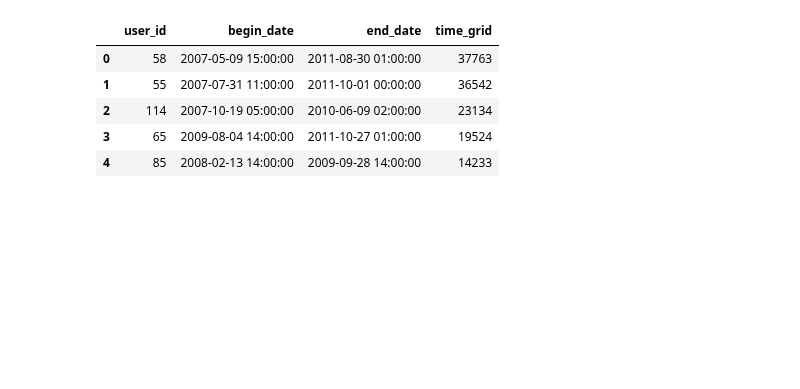
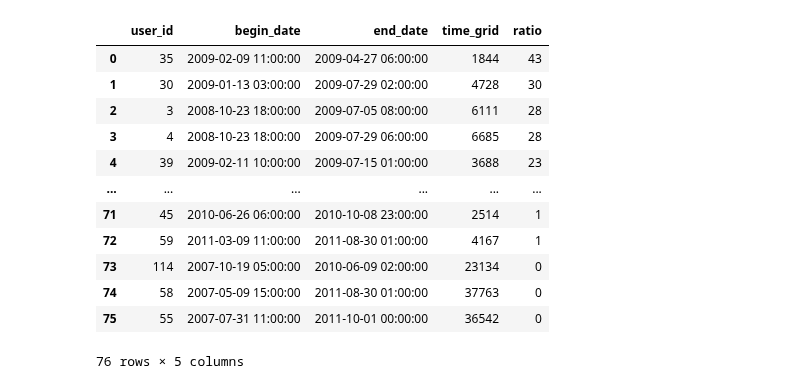
Before and after one commit to shkoma/geolife_timehetnet, a Jupyter notebook: data/geolife/preprocess.ipynb, the cells around one changed output. Cells and saved outputs as stored; diff of their text form; code cells hidden in the pictures; blank space fills up the shorter version.

Commit message:
add ratio of real data in time_grid

```diff
--- a/data/geolife/preprocess.ipynb
+++ b/data/geolife/preprocess.ipynb
@@ -187,15 +117,25 @@ user_id: 33
 # %%
 df = pd.read_csv('time_grid_sample.csv')
-df.head()
+df
+# df = df.loc[df['time_grid'] > 1000, :]
+# df = df.sort_values('ratio', ascending=False)
+# df.to_csv('time_grid_sample.csv', index=False)
 # df = df.sort_values('time_grid', ascending=False)
 # df.to_csv('time_grid_sample.csv', index=False)
 # %% [output]
-|  | user_id | begin_date | end_date | time_grid |
-| 0 | 58 | 2007-05-09 15:00:00 | 2011-08-30 01:00:00 | 37763 |
-| 1 | 55 | 2007-07-31 11:00:00 | 2011-10-01 00:00:00 | 36542 |
-| 2 | 114 | 2007-10-19 05:00:00 | 2010-06-09 02:00:00 | 23134 |
-| 3 | 65 | 2009-08-04 14:00:00 | 2011-10-27 01:00:00 | 19524 |
-| 4 | 85 | 2008-02-13 14:00:00 | 2009-09-28 14:00:00 | 14233 |
+|  | user_id | begin_date | end_date | time_grid | ratio |
+| 0 | 35 | 2009-02-09 11:00:00 | 2009-04-27 06:00:00 | 1844 | 43 |
+| 1 | 30 | 2009-01-13 03:00:00 | 2009-07-29 02:00:00 | 4728 | 30 |
+| 2 | 3 | 2008-10-23 18:00:00 | 2009-07-05 08:00:00 | 6111 | 28 |
+| 3 | 4 | 2008-10-23 18:00:00 | 2009-07-29 06:00:00 | 6685 | 28 |
+| 4 | 39 | 2009-02-11 10:00:00 | 2009-07-15 01:00:00 | 3688 | 23 |
+| ... | ... | ... | ... | ... | ... |
+| 71 | 45 | 2010-06-26 06:00:00 | 2010-10-08 23:00:00 | 2514 | 1 |
+| 72 | 59 | 2011-03-09 11:00:00 | 2011-08-30 01:00:00 | 4167 | 1 |
+| 73 | 114 | 2007-10-19 05:00:00 | 2010-06-09 02:00:00 | 23134 | 0 |
+| 74 | 58 | 2007-05-09 15:00:00 | 2011-08-30 01:00:00 | 37763 | 0 |
+| 75 | 55 | 2007-07-31 11:00:00 | 2011-10-01 00:00:00 | 36542 | 0 |
+76 rows × 5 columns
 # %%
 df = pd.read_csv(grid_file)
 print(df.shape)
```
Also changed, not shown: parts of 1 cell of this notebook, 4 other files.
